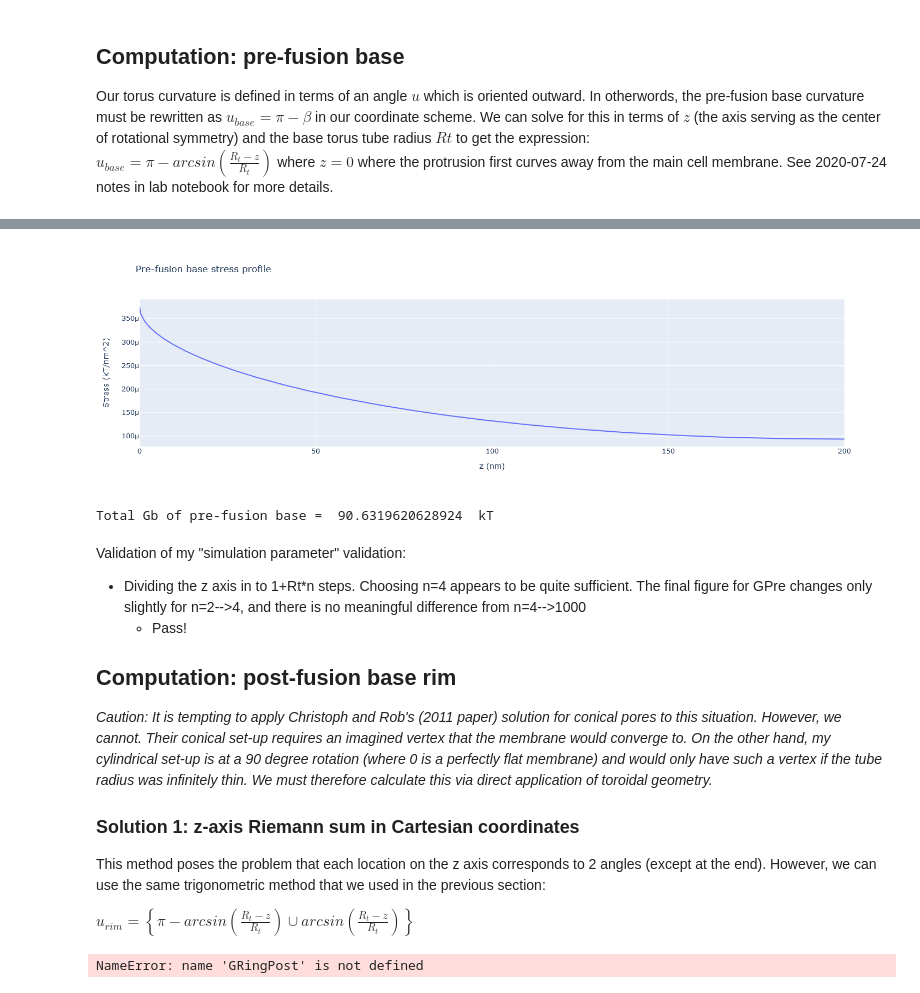
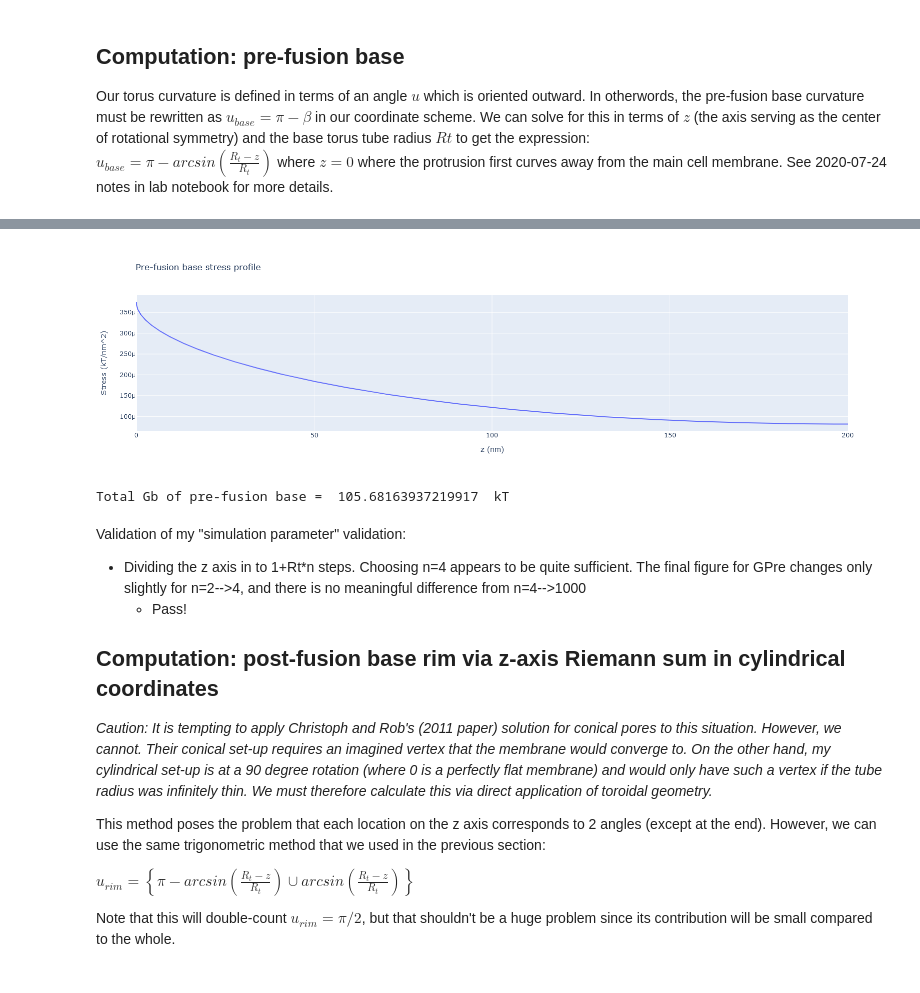
Before and after one commit to csera/Cell_Protrusion_Characterization, a Jupyter notebook: Python/BaseFusionPrePost.ipynb, the cells around one changed output, grey strips where cells are left out. Saved outputs shown, nothing was run; the diff lists cells and outputs as text; code cells hidden in the pictures.

```diff
--- a/Python/BaseFusionPrePost.ipynb
+++ b/Python/BaseFusionPrePost.ipynb
@@ -33,11 +33,14 @@ import plotly.graph_objs as go
 Kb = 15         # kT
 
 # Pre-fusion properties
-R0 = 400        # nm
+R0 = 375        # nm
 Rt = 200        # nm
 
 # Post-fusion properties
-rim_rt = 25    # nm; equal to the intermembrane distance of the residual protrusion
+rim_rt = np.array([2,2.3,2.6,3,3.5,4,5,6.5,8,10,
+                   12.5,15,17.5,20,22.5,25,30,35,40,45])    # nm
+    # the intermembrane distance of the residual protrusion
+    # (ie toroidal rim's tube radius)
 
 def helfrichStress(k1,k2,Kb):
     '''
@@ -54,7 +57,7 @@ def helfrichStress(k1,k2,Kb):
 
 def torusCircCurv(R,r,u):
     '''
-    Curvature (not radius of curvature) on a torus at a point defined by the angle u due
+    Curvature (reciprocal of radius of curvature) on a torus at a point defined by the angle u due
     to connecting the tube ends.  The "circumferential curvature".
 
     Args:
@@ -96,98 +99,47 @@ GRingPre = np.zeros(zBase.size-1)
 GPre = 0
 
 #First calculate the curvatures
 for k in range(0,zBase.size):
     kBaseCirc[k] = torusCircCurv(R0,Rt,uBase[k])
 #print("kBaseCirc = ",kBaseCirc)
 
 #Next calculate the per unit area stress profile
 for s in range(0,zBase.size):
     stressBase[s] = helfrichStress(kBaseCirc[s],1/Rt,Kb*2) # Kb*2 since 2x membrane protrusion
 #print(stressBase)
 
 #Now find the energy of the discrete zBase rings via left Riemann sum
-R1 = R0 + Rt*(1-np.sqrt(1-((Rt-zBase)/Rt)**2))
+R1 = R0 + Rt-np.sqrt(1-((Rt-zBase)/Rt)**2)
      #Dist from z axis to membrane at given z (using trig a identity)
 #print(R1)
 for ring in range(0,GRingPre.size):
     #Stress per ring by finding cylindrical wall area * ring stress
     GRingPre[ring] = np.pi * 2*R1[ring] * (zBase[1]-zBase[0]) * stressBase[ring]
 
 GPre = np.sum(GRingPre)
 
 preStress = go.Figure()
 preStress.add_trace(go.Scatter(x=zBase, y=stressBase, mode='lines'))
 preStress.update_layout(title="Pre-fusion base stress profile",
                         xaxis_title="z (nm)", yaxis_title="Stress (kT/nm^2)")
 preStress.show()
 
 print("Total Gb of pre-fusion base = ",GPre," kT")
 # %% [output]
 [interactive output not drawn]
-[figure, old version]
+[figure, new version]
-Total Gb of pre-fusion base =  90.6319620628924  kT
+Total Gb of pre-fusion base =  105.68163937219917  kT
 # %% [markdown]
 Validation of my "simulation parameter" validation:
 - Dividing the z axis in to 1+Rt*n steps.  Choosing n=4 appears to be quite sufficient.  The final figure for GPre changes only slightly for n=2-->4, and there is no meaningful difference from n=4-->1000
     - Pass!
 
-## Computation: post-fusion base rim
+## Computation: post-fusion base rim via z-axis Riemann sum in cylindrical coordinates
 
 *Caution: It is tempting to apply Christoph and Rob's (2011 paper) solution for conical pores to this situation.  However, we cannot.  Their conical set-up requires an imagined vertex that the membrane would converge to.  On the other hand, my cylindrical set-up is at a 90 degree rotation (where 0 is a perfectly flat membrane) and would only have such a vertex if the tube radius was infinitely thin.  We must therefore calculate this via direct application of toroidal geometry.*
 
-### Solution 1: z-axis Riemann sum in Cartesian coordinates
 This method poses the problem that each location on the z axis corresponds to 2 angles (except at the end).  However, we can use the same trigonometric method that we used in the previous section:
 
 $u_{rim} = \left\{ \pi - arcsin \left(\frac{R_t - z}{R_t} \right) \cup arcsin \left(\frac{R_t - z}{R_t} \right) \right\}$
+
+Note that this will double-count $u_{rim} = \pi/2$, but that shouldn't be a huge problem since its contribution will be small compared to the whole.
-# %%
-zRim = np.linspace(0,rim_rt,num=rim_rt*5+1) # nm
-uRim1 = np.zeros((zRim.size,2)) # inner tube angle; radians
-
-kRim1 = np.zeros((zRim.size,2))
-stressRim1 = np.zeros((zRim.size,2))
-GdAPost1 = np.zeros((zRim.size-1,2))
-GPost1 = 0
-
-#First calculate the relevant angles
-for u in range(0,zRim.size):
-    uRim1[u,0] = np.arcsin((Rt-zRim[u])/Rt)  # Outside of torus
-    uRim1[u,1] = np.pi - np.arcsin((Rt-zRim[u])/Rt)  # Inside of torus
-
-#Second calculate the curvatures
-for k in range(0,zRim.size):
-    kRim1[k,0] = torusCircCurv(R0,rim_rt,uRim1[k,0])
-    kRim1[k,1] = torusCircCurv(R0,rim_rt,uRim1[k,1])
-#print(kRim)
-
-#Next calculate the per unit area stress profile
-for s in range(0,zRim.size):
-    stressRim1[s,0] = helfrichStress(kRim1[s,0],1/rim_rt,Kb*2) # Kb*2 since 2x membrane protrusion
-    stressRim1[s,1] = helfrichStress(kRim1[s,1],1/rim_rt,Kb*2)
-
-#Now find the energy of the discrete uRim rings via left Riemann sum
-R1Out = R0 + Rt*(1+np.sqrt(1-((Rt-zRim)/Rt)**2))
-R1In = R0 + Rt*(1-np.sqrt(1-((Rt-zRim)/Rt)**2))
-     #Dist from z axis to membrane at given z (using trig a identity)
-for ring in range(0,1):#GRingPost.size):
-    #Stress per ring by finding cylindrical wall area * ring stress
-    GdAPost1[ring,0] = np.pi * 2*R1Out[ring] * (zRim[1]-zRim[0]) * stressRim1[ring,0]
-    GdAPost1[ring,1] = np.pi * 2*R1In[ring] * (zRim[1]-zRim[0]) * stressRim1[ring,1]
-
-GPost1 = np.sum(GRingPost)
-
-postStress = go.Figure()
-postStress.add_trace(go.Scatter(x=zRim, y=stressRim1[:,0], name='Outside', mode='lines'))
-postStress.add_trace(go.Scatter(x=zRim, y=stressRim1[:,1], name='Inside', mode='lines'))
-postStress.update_layout(title="Post-fusion base stress profile",
-                        xaxis_title="z (nm)", yaxis_title="Stress (kT/nm^2)")
-postStress.show()
-
-print("Total Gb of post-fusion base = ",GPost1," kT")
-
-print("Some relevant pore energies below.")
-print("Note that these numbers should not be taken at face-value since the hypothetical pores are huge.")
-print("Pore Gb for pore radius 400 nm, pore_rt = 15: ",GToroidalPore(15,400,Kb))
-print("Pore Gb for pore radius 400 nm, pore_rt = 25: ",GToroidalPore(25,400,Kb))
-print("Pore Gb for pore radius 400 nm, pore_rt = 50: ",GToroidalPore(50,400,Kb))
-# %% [output]
-NameError: name 'GRingPost' is not defined
```
Also changed, not shown: parts of 7 cells of this notebook, 3 other files.
